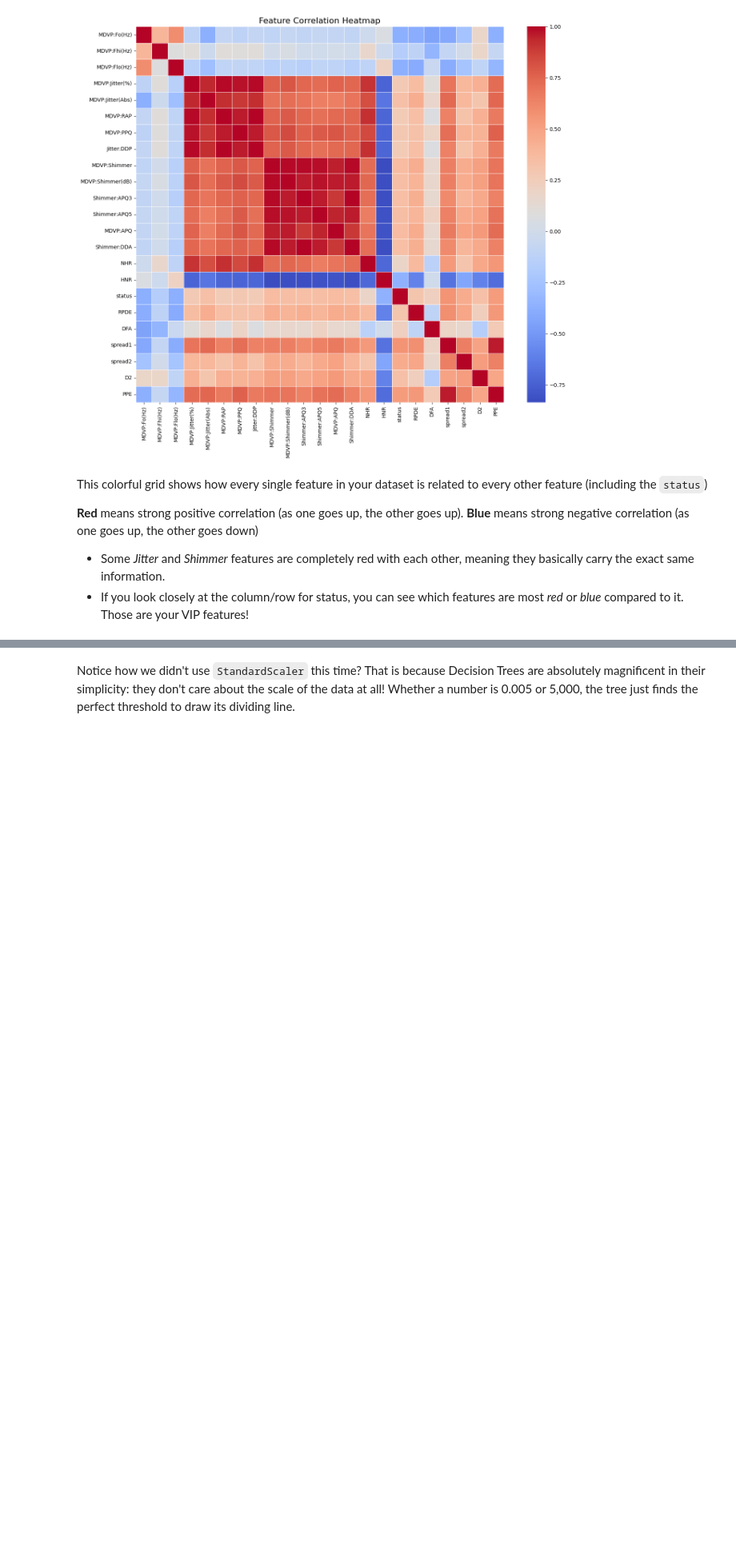
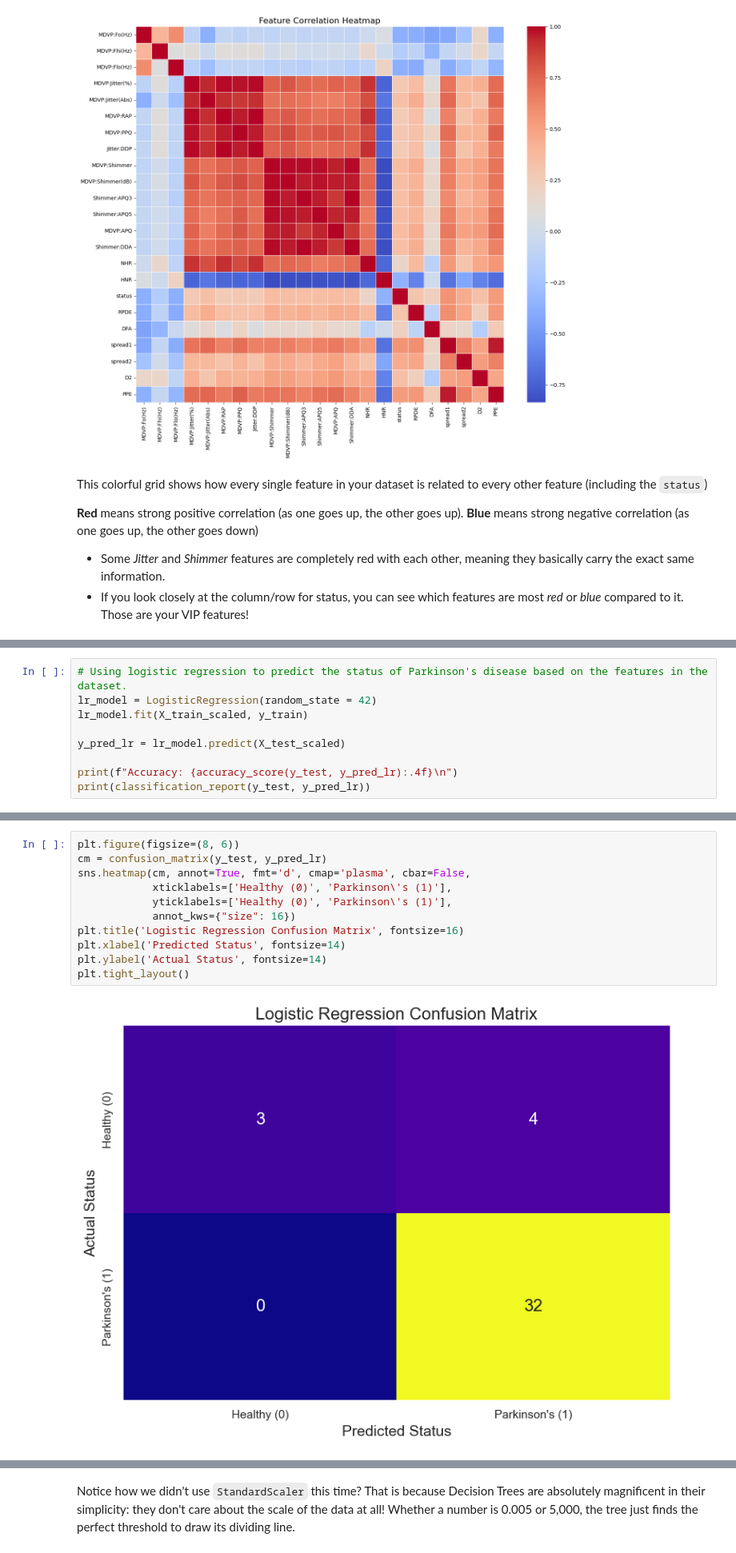
Before and after one commit to Abhinav943/Parkinson-disease, a Jupyter notebook: Parkinson_disease_using_ML.ipynb, the cells around one changed output, grey strips where cells are left out. Shown at 80% size. Cells and saved outputs as stored; diff of their text form; blank space fills up the shorter version.

```diff
--- a/Parkinson_disease_using_ML.ipynb
+++ b/Parkinson_disease_using_ML.ipynb
@@ -147,0 +129,9 @@ weighted avg       0.91      0.90      0.88        39
+# %%
+# Using logistic regression to predict the status of Parkinson's disease based on the features in the dataset.
+lr_model = LogisticRegression(random_state = 42)
+lr_model.fit(X_train_scaled, y_train)
+
+y_pred_lr = lr_model.predict(X_test_scaled)
+
+print(f"Accuracy: {accuracy_score(y_test, y_pred_lr):.4f}\n")
+print(classification_report(y_test, y_pred_lr))
@@ -147,0 +149,13 @@ weighted avg       0.91      0.90      0.88        39
+# %%
+plt.figure(figsize=(8, 6))
+cm = confusion_matrix(y_test, y_pred_lr)
+sns.heatmap(cm, annot=True, fmt='d', cmap='plasma', cbar=False,
+            xticklabels=['Healthy (0)', 'Parkinson\'s (1)'],
+            yticklabels=['Healthy (0)', 'Parkinson\'s (1)'],
+            annot_kws={"size": 16})
+plt.title('Logistic Regression Confusion Matrix', fontsize=16)
+plt.xlabel('Predicted Status', fontsize=14)
+plt.ylabel('Actual Status', fontsize=14)
+plt.tight_layout()
+# %% [output]
+[figure, added]
```
Also changed, not shown: parts of 17 cells of this notebook, 3 other files.
